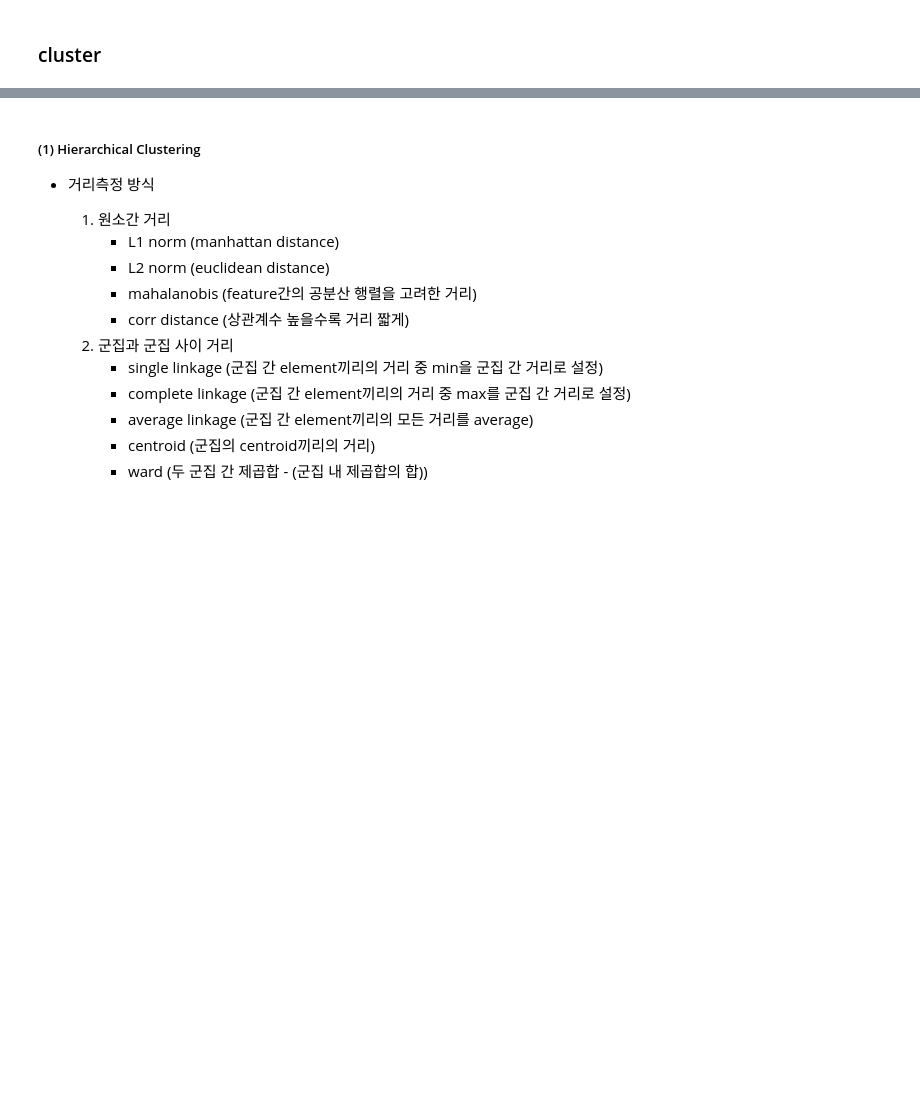
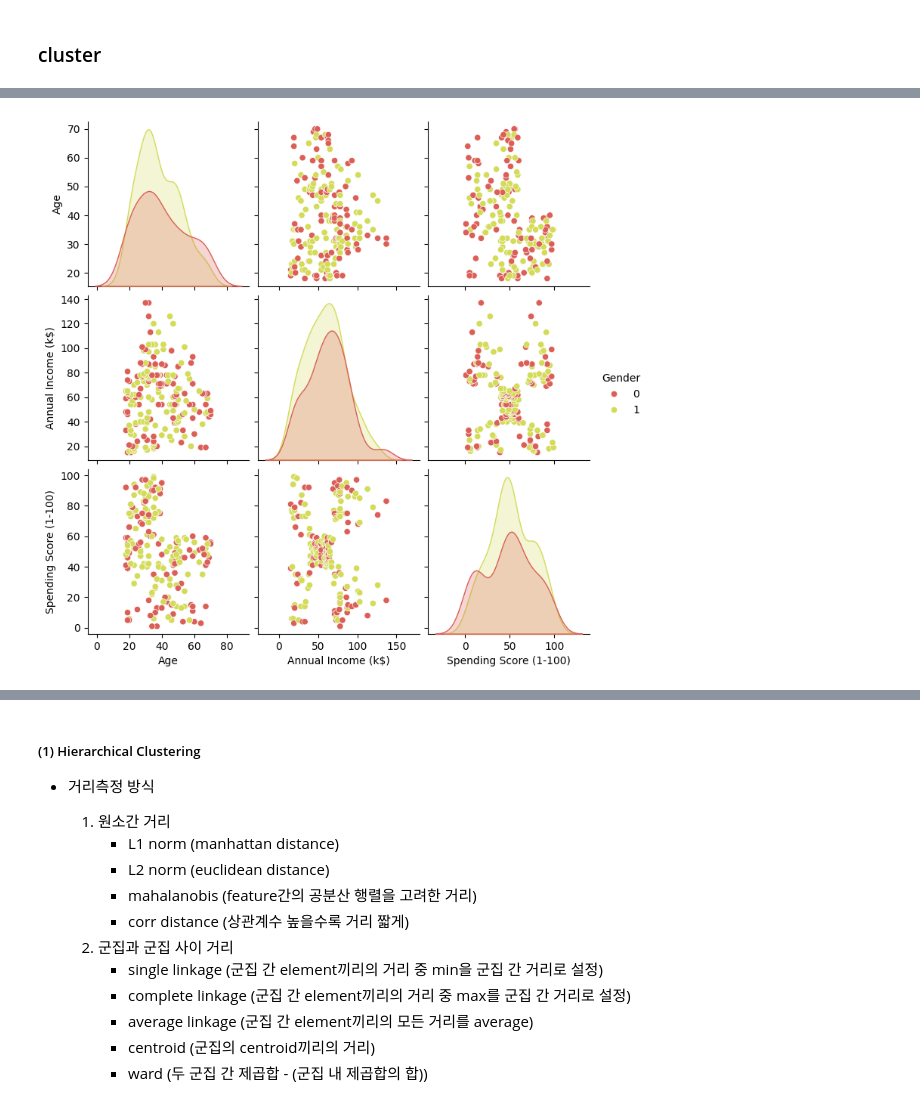
Before and after one commit to hugwolf77/sim, a Jupyter notebook: MLnote/08_clustering.ipynb, the cells around one changed output, grey strips where cells are left out. Drawn from its saved outputs; the diff is of its cells as text; code cells hidden in the pictures; blank space fills up the shorter version.

```diff
--- a/MLnote/08_clustering.ipynb
+++ b/MLnote/08_clustering.ipynb
@@ -153,8 +215,10 @@ plt.axhline(60, 0, 80, ls=':', color='b')
 # %%
-sns.pairplot(df, kind="kde")
+# sns.pairplot(df, kind="kde")
 # sns.pairplot(df, hue="Gender", kind="kde")
-# g = sns.pairplot(df, hue="Gender", diag_kind="kde")
+g = sns.pairplot(df, hue="Gender", diag_kind="kde")
 # g.map_lower(sns.kdeplot, levels=4, color='.2')
+# %% [output]
+[figure, added]
 # %%
 g = sns.heatmap(df.corr(), annot=True, linewidths=.5)
 # bottom, top = g.get_ylim()
```
Also changed, not shown: parts of 29 cells of this notebook, 2 other files.
